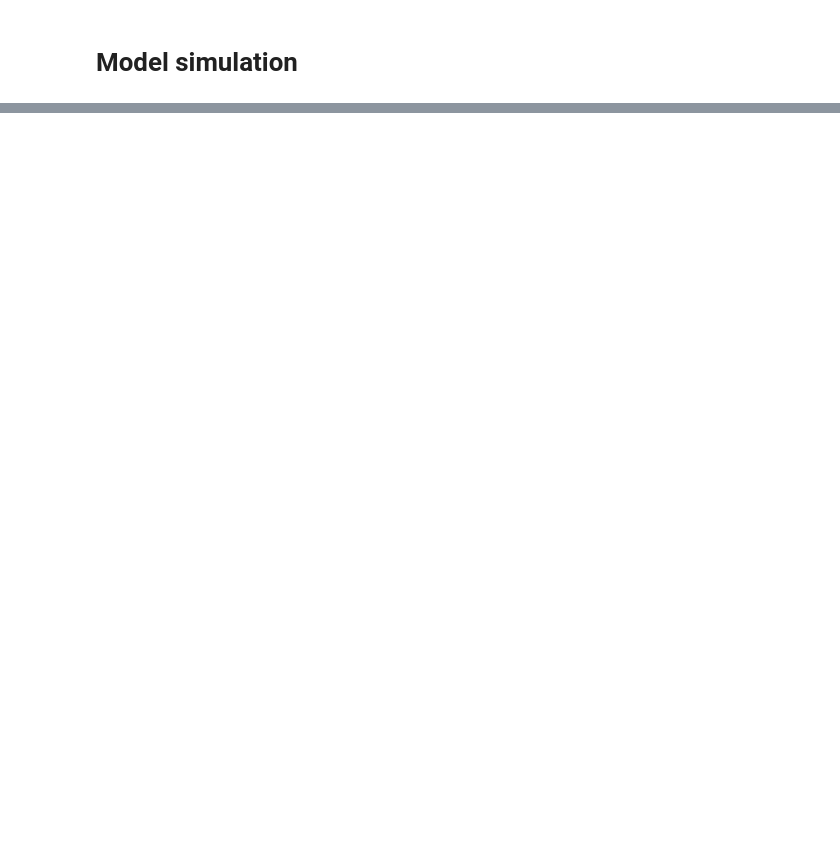
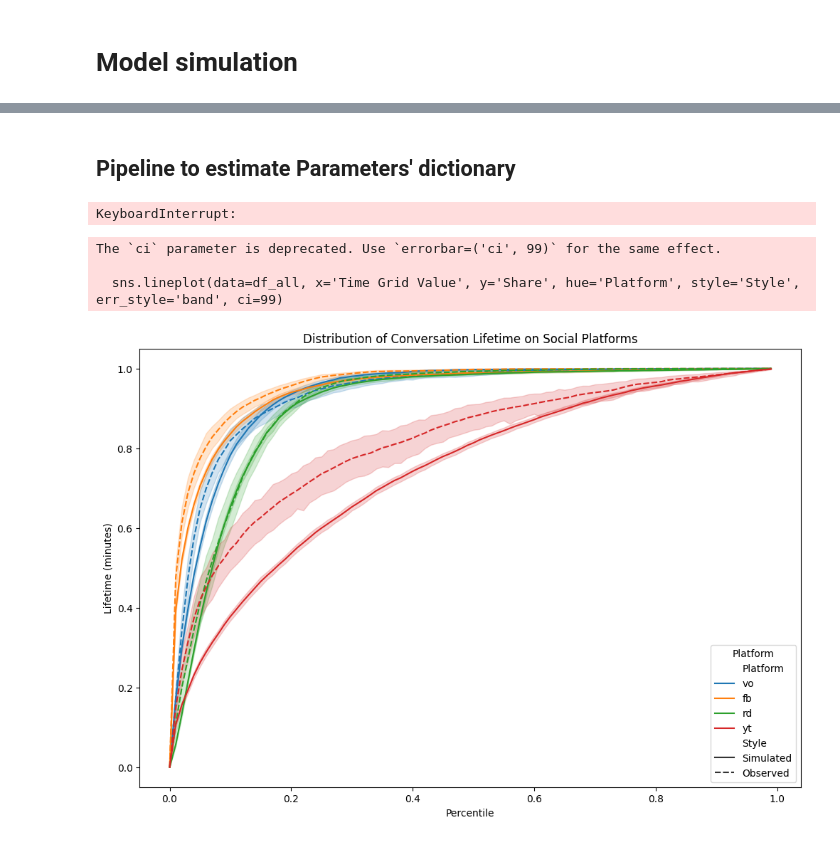
Before and after one commit to jacoponudo/Conversation_dynamics, a Jupyter notebook: src/SYN/SYN_mainclass.ipynb, the cells around one changed output, grey strips where cells are left out. Drawn from its saved outputs; the diff is of its cells as text; code cells hidden in the pictures; blank space fills up the shorter version.

Commit message:
Kaggle Notebook | notebook9dd0ef5fa9 | Version 1

```diff
--- a/src/SYN/SYN_mainclass.ipynb
+++ b/src/SYN/SYN_mainclass.ipynb
@@ -98,8 +117,6 @@ rd=pd.read_csv('/kaggle/working/reddit.csv')
 fb=pd.read_csv('/kaggle/working/facebook.csv')
 vo=pd.read_csv('/kaggle/working/voat.csv')
 yt=pd.read_csv('/kaggle/working/youtube.csv')
-# %%
-fb=pd.read_csv('/kaggle/working/facebook.csv')
 # %%
 fb = fb[fb['temporal_distance_birth_h'] < 100].copy()
 fb['temporal_distance_birth_base_100h'] = fb['temporal_distance_birth_h'] / 100
@@ -565,12 +152,0 @@ The error is equal to: 19995.79
-# %%
-combined_results = pd.concat([reddit_ECDF, observed_ECDF,simulated_ECDF,youtube_ECDF], ignore_index=True)
-df=combined_results
-# Plotting lineplot for both Reddit and Facebook with confidence intervals
-plt.figure(figsize=(12, 8))
-sns.lineplot(data=df, x='Time Grid Value', y='Share',hue='Platform', errorbar=('ci', 99))
-plt.title('Distribution of Conversation Lifetime Across Percentiles (Reddit vs Facebook)')
-plt.ylabel('Lifetime (minutes)')
-plt.xlabel('Percentile')
-plt.grid(False)
-plt.legend(title='Platform')
-plt.show()
@@ -659,0 +153,2 @@ print(results_df)
+# %% [markdown]
+## Pipeline to estimate Parameters' dictionary
@@ -659,0 +158,9 @@ print(results_df)
+# %%
+# Example usage:
+names = ['vo', 'fb', 'rd', 'yt']
+datas = [vo, fb, rd, yt]  # Assuming vo, fb, rd, yt are your actual dataframes
+
+params_dict = process_social_platform(names, datas)
+print(params_dict)
+# %% [output]
+KeyboardInterrupt:
@@ -659,0 +228,47 @@ print(results_df)
+# %%
+names = ['vo', 'fb', 'rd', 'yt']
+datas = [vo, fb, rd, yt]  # Assuming vo, fb, rd, yt are your actual dataframes
+time_intervals = np.arange(0, 1, 0.01)
+all_dfs=[]
+for i,df in  (enumerate(datas)):#,total=len(datas))
+    social=names[i]
+    parameters=params_dict[social]
+    # Simulazione dei dati per la piattaforma corrente
+    n = 100
+    simulated_t, observed_t = simulate_data(df, parameters['gamma'], parameters['a'], parameters['b'], parameters['loc'],
+                                            parameters['scale'], parameters['alpha'], parameters['lambda'], parameters['c'],
+                                            parameters['d'], parameters['l'], parameters['s'], parameters['cf'],
+                                            parameters['df'], parameters['lf'], parameters['sf'], num_threads=n,activate_tqdm=False)
+    simulated_t.to_csv('/kaggle/working/simulated'+social+'.csv', index=False)
+    observed_t.to_csv('/kaggle/working/observed'+social+'.csv', index=False)
+
+    # Calcolo dell'ECDF per i dati simulati e osservati
+    simulated_t_ECDF = calculate_ECDF(simulated_t, time_intervals)
+    simulated_t_ECDF['Platform'] = social
+    simulated_t_ECDF['Style'] = 'Simulated'
+
+    observed_t_ECDF = calculate_ECDF(observed_t, time_intervals)
+    observed_t_ECDF['Platform'] = social
+    observed_t_ECDF['Style'] = 'Observed'
+
+    # Concatenazione dei dataframe per simulati e osservati per la piattaforma corrente
+    df_platform = pd.concat([simulated_t_ECDF, observed_t_ECDF], ignore_index=True)
+    all_dfs.append(df_platform)
+
+# Concatenazione di tutti i dataframe delle piattaforme
+df_all = pd.concat(all_dfs, ignore_index=True)
+
+# Plotting
+plt.figure(figsize=(12, 8))
+sns.lineplot(data=df_all, x='Time Grid Value', y='Share', hue='Platform', style='Style', err_style='band', ci=99)
+plt.title('Distribution of Conversation Lifetime on Social Platforms')
+plt.ylabel('Lifetime (minutes)')
+plt.xlabel('Percentile')
+plt.grid(False)
+plt.legend(title='Platform')
+plt.show()
+# %% [output]
+The `ci` parameter is deprecated. Use `errorbar=('ci', 99)` for the same effect.
+
+  sns.lineplot(data=df_all, x='Time Grid Value', y='Share', hue='Platform', style='Style', err_style='band', ci=99)
+[figure, added]
```
Also changed, not shown: parts of 39 cells of this notebook.
